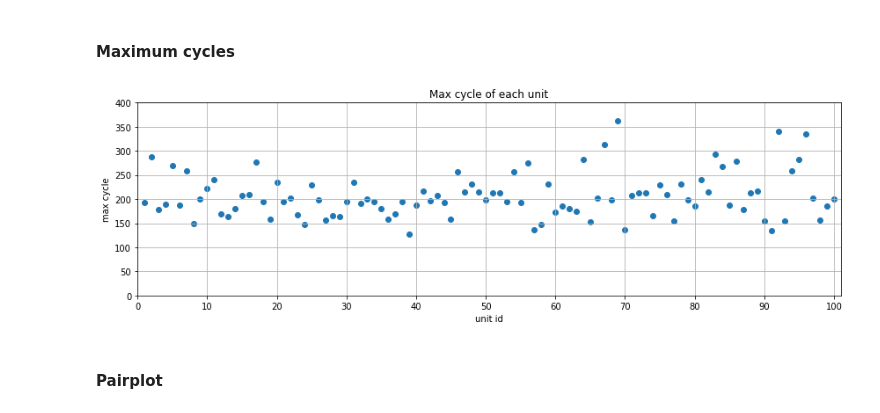
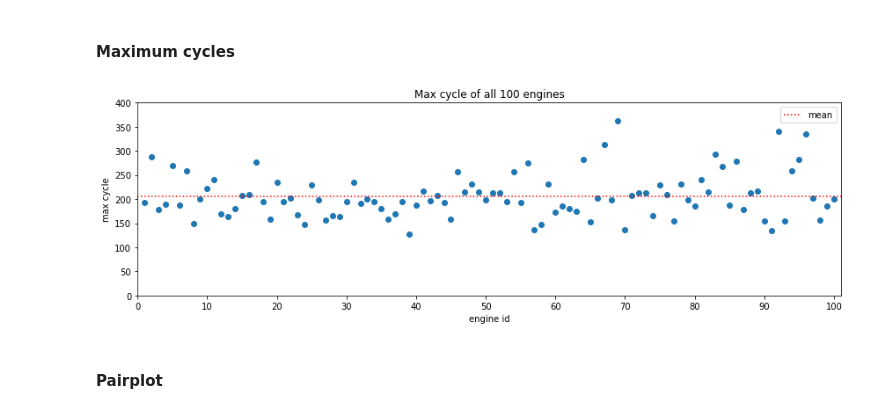
Before and after one commit to HazmilH/turbofan_rul_prediction, a Jupyter notebook: notebooks/01-eda_preprocessing.ipynb, the cells around one changed output. Drawn from its saved outputs; the diff is of its cells as text; code cells hidden in the pictures.

```diff
--- a/notebooks/01-eda_preprocessing.ipynb
+++ b/notebooks/01-eda_preprocessing.ipynb
@@ -52,6 +52,9 @@ df = pd.merge(raw_data, max_cycle, how='inner', on='unit_id')
 
 # compute RUL
 df['RUL'] = df['max_cycle'] - df['time_cycle']
+
+# compute Health Index
+df['HI'] = df['time_cycle']/df['max_cycle']
 # %%
 df.head()
 # %% [output]
@@ -129,23 +177,25 @@ Most correlated pairwise :
 # %%
 # maximum cycle dataframe
 df_max = df[['unit_id', 'max_cycle']].groupby('unit_id').max().reset_index()
 
 plt.figure(figsize=(12,4))
-plt.title('Max cycle of each unit')
+plt.title('Max cycle of all 100 engines')
 
 plt.scatter(x=df_max['unit_id'], y=df_max['max_cycle'], cmap=df_max['unit_id'])
+plt.axhline(y=df_max['max_cycle'].mean(), color='r', linestyle='dotted', label='mean')
 
-plt.xlabel('unit id')
+plt.xlabel('engine id')
 plt.ylabel('max cycle')
 plt.xticks(np.arange(0, 101, step=10))
 plt.xlim(0, 101)
 plt.ylim(0, 400)
 plt.xticks()
-plt.grid()
+plt.legend()
+# plt.grid()
 plt.tight_layout()
 plt.show()
 # %% [output]
-[figure, old version]
+[figure, new version]
 # %% [markdown]
 #### Pairplot
 # %%
```
Also changed, not shown: parts of 9 cells of this notebook, 4 other files.
